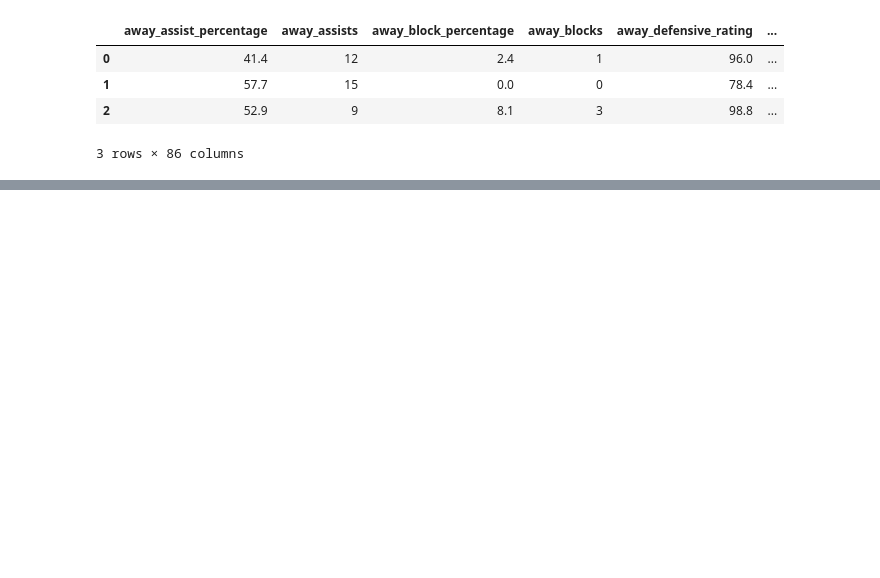
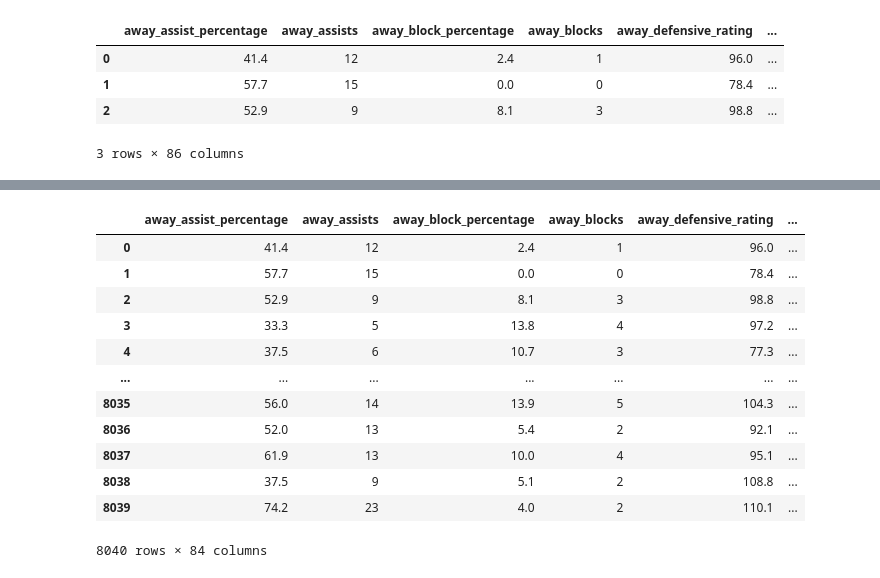
Before and after one commit to JoeRatterman-AMEND/python-training-material, a Jupyter notebook: python_tutorial.ipynb, the cells around one changed output, grey strips where cells are left out. Saved outputs shown, nothing was run; the diff lists cells and outputs as text; code cells hidden in the pictures; blank space fills up the shorter version.

```diff
--- a/python_tutorial.ipynb
+++ b/python_tutorial.ipynb
@@ -150,0 +311,12 @@ SystemError: <class 'pyodbc.Error'> returned a result with an error set
+# %%
+# Define the csv file path
+filepath_csv = 'C:/Users/JoeRatterman/Documents/GitHub/MarchMadness2021/boxscores/2021_boxscores.csv'
+
+# Load file
+df = pd.read_csv(filepath_csv)
+
+# Print the column names
+print(df.columns)
+
+# Print first 3 rows of data
+df.head(3)
@@ -150,0 +360,25 @@ SystemError: <class 'pyodbc.Error'> returned a result with an error set
+# %%
+# Option 3: Drop columns that are not
+# needed. Efficient if you need to keep
+# most columns
+
+# Define unneeded columns in list
+drop_col = ["winning_name", "losing_name"]
+
+# Drop columns from df
+# axis = 1 means drop columns rather than rows
+df.drop(drop_col, axis = 1)
+# %% [output]
+|  | away_assist_percentage | away_assists | away_block_percentage | away_blocks | away_defensive_rating | ... |
+| 0 | 41.4 | 12 | 2.4 | 1 | 96.0 | ... |
+| 1 | 57.7 | 15 | 0.0 | 0 | 78.4 | ... |
+| 2 | 52.9 | 9 | 8.1 | 3 | 98.8 | ... |
+| 3 | 33.3 | 5 | 13.8 | 4 | 97.2 | ... |
+| 4 | 37.5 | 6 | 10.7 | 3 | 77.3 | ... |
+| ... | ... | ... | ... | ... | ... | ... |
+| 8035 | 56.0 | 14 | 13.9 | 5 | 104.3 | ... |
+| 8036 | 52.0 | 13 | 5.4 | 2 | 92.1 | ... |
+| 8037 | 61.9 | 13 | 10.0 | 4 | 95.1 | ... |
+| 8038 | 37.5 | 9 | 5.1 | 2 | 108.8 | ... |
+| 8039 | 74.2 | 23 | 4.0 | 2 | 110.1 | ... |
+8040 rows × 84 columns
```
Also changed, not shown: parts of 54 cells of this notebook, 3 other files.
